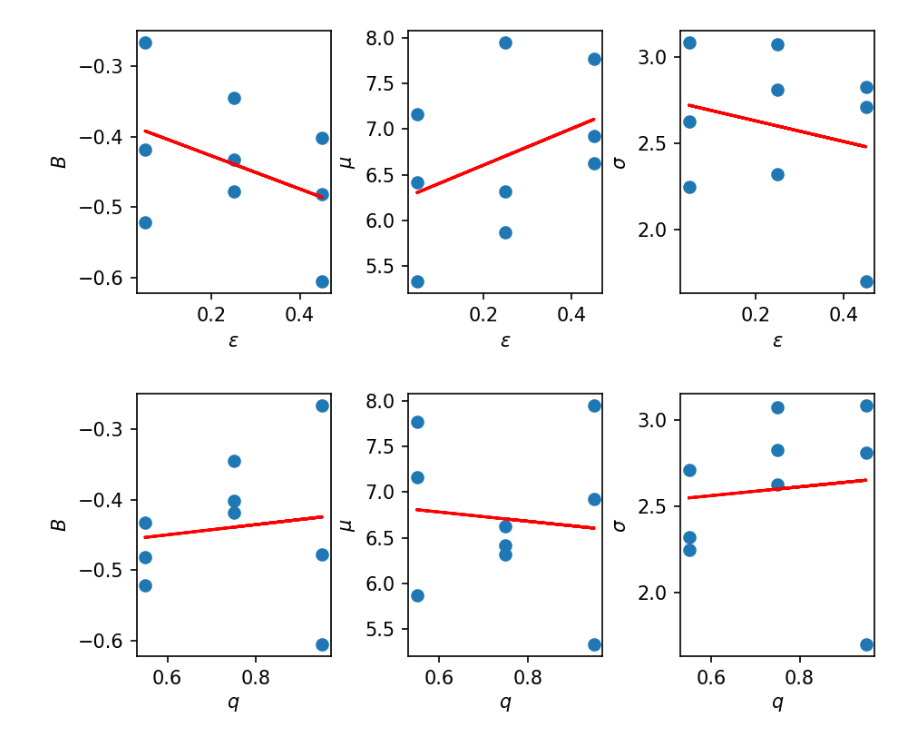
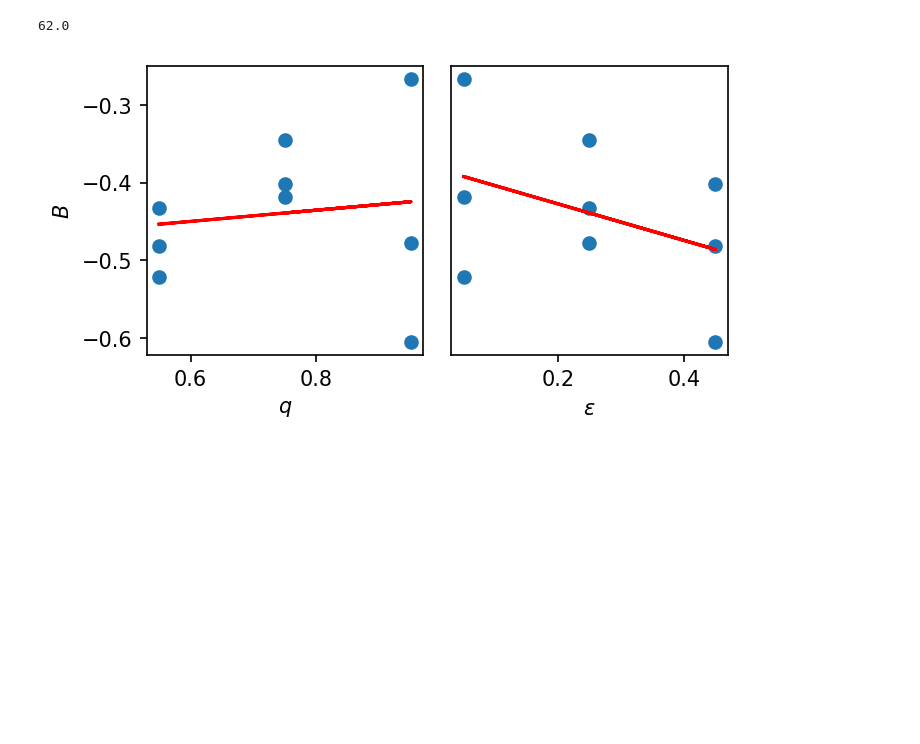
Before and after one commit to kalburge/stock-predict, a Jupyter notebook: analysis.ipynb, the cells around one changed output. Cells and saved outputs as stored; diff of their text form; code cells hidden in the pictures; blank space fills up the shorter version.

```diff
--- a/analysis.ipynb
+++ b/analysis.ipynb
@@ -72,7 +72,7 @@ def compute_std(lags_line):
     return np.std(lags_line)
 
 def plot_bursty(data):
-    q = []; eps = []; b_i = [];
+    q = []; eps = []; b_i = []; nlist = []
     fig, ax = plt.subplots(figsize=(5,2.5),dpi=150)
     plt.subplots_adjust(wspace=0.1)
     for i in range(1,numBlocks+1):
@@ -80,7 +80,8 @@ def plot_bursty(data):
         all_lags, lags, freq, N = convert_to_bursty(np.array(curBlock.commit), 1)
         q.append(curBlock['q_prob'].iloc[1]); eps.append(curBlock['eps_prob'].iloc[1])
         b_i.append(compute_burstiness(all_lags))
-
+        nlist.append(N)
+    print(np.mean(N))
     q = np.array(q); q = q.reshape(-1,1)
     eps = np.array(eps); eps = eps.reshape(-1,1)
     b_i = np.array(b_i); b_i = b_i.reshape(-1,1)
@@ -266,8 +270,6 @@ get_threshold(VSK)
 # %%
 ZA = load(path+'ZA_data_0706.csv')
-plot_eps(ZA)
-plot_q(ZA)
-get_threshold(ZA)
+plot_bursty(ZA)
 # %% [output]
+62.0
-[figure, old version]
+[figure, new version]
-[figure, removed]
```
Also changed, not shown: parts of 6 cells of this notebook.
